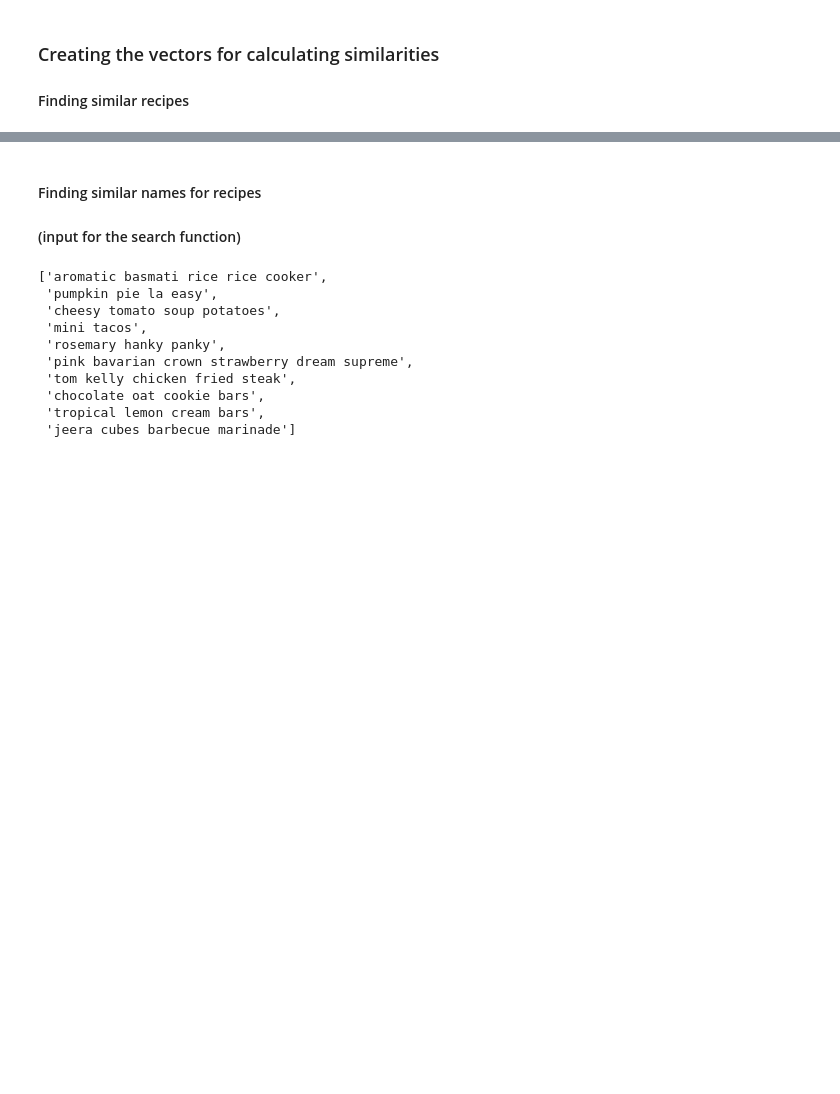
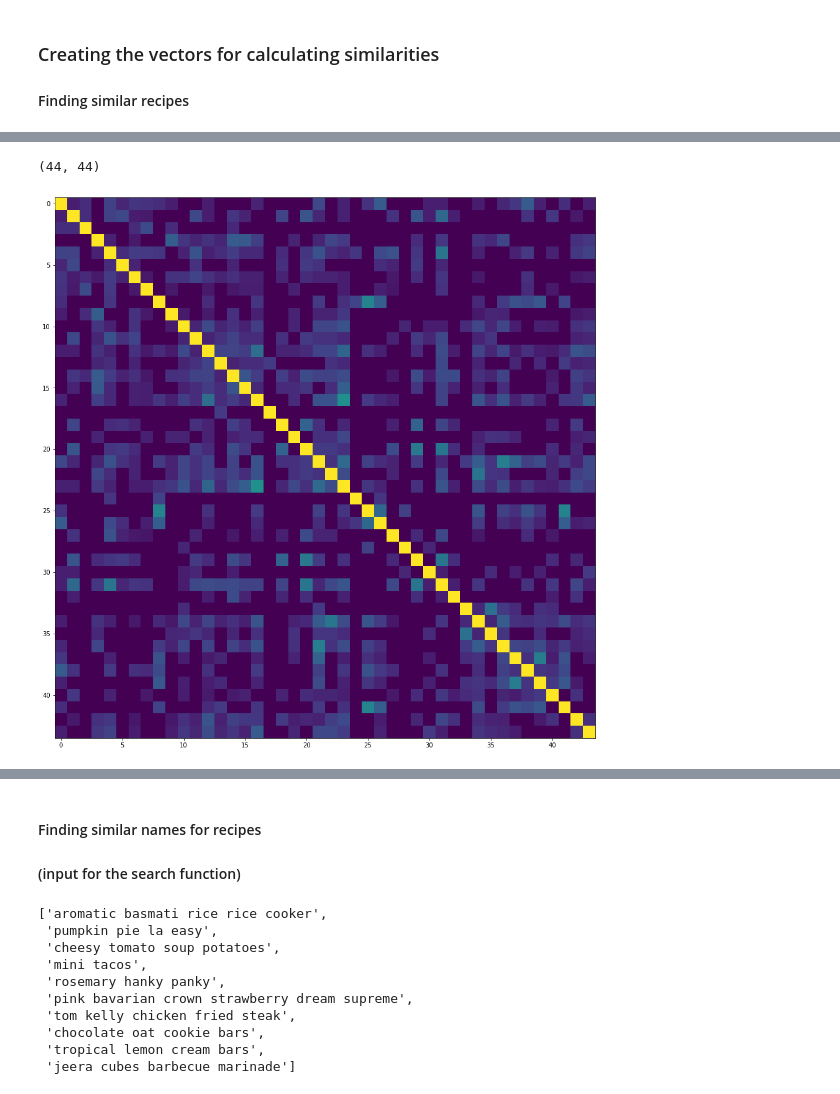
Before and after one commit to acdh-oeaw/theport2019_pier47_feedforward, a Jupyter notebook: recommendations.ipynb, the cells around one changed output, grey strips where cells are left out. Saved outputs shown, nothing was run; the diff lists cells and outputs as text; code cells hidden in the pictures; blank space fills up the shorter version.

```diff
--- a/recommendations.ipynb
+++ b/recommendations.ipynb
@@ -143,0 +120,2 @@ find_similar(df_ingredients.values[0,1:], df_ingredients.values[0:200,1:], 2)
+# %%
+ar_ingredients = df_ingredients.values
@@ -143,0 +133,3 @@ find_similar(df_ingredients.values[0,1:], df_ingredients.values[0:200,1:], 2)
+# %%
+%%time
+msim_ingredients = cosine_similarity(ar_ingredients[:,1:], ar_ingredients[:,1:])
@@ -143,0 +139,10 @@ find_similar(df_ingredients.values[0,1:], df_ingredients.values[0:200,1:], 2)
+# %%
+msim_ingredients.shape
+# %% [output]
+(44, 44)
+# %%
+plt.figure(figsize=(16, 16))
+plt.imshow(msim_ingredients, interpolation='none')
+plt.show()
+# %% [output]
+[figure, added]
```
Also changed, not shown: parts of 22 cells of this notebook.
